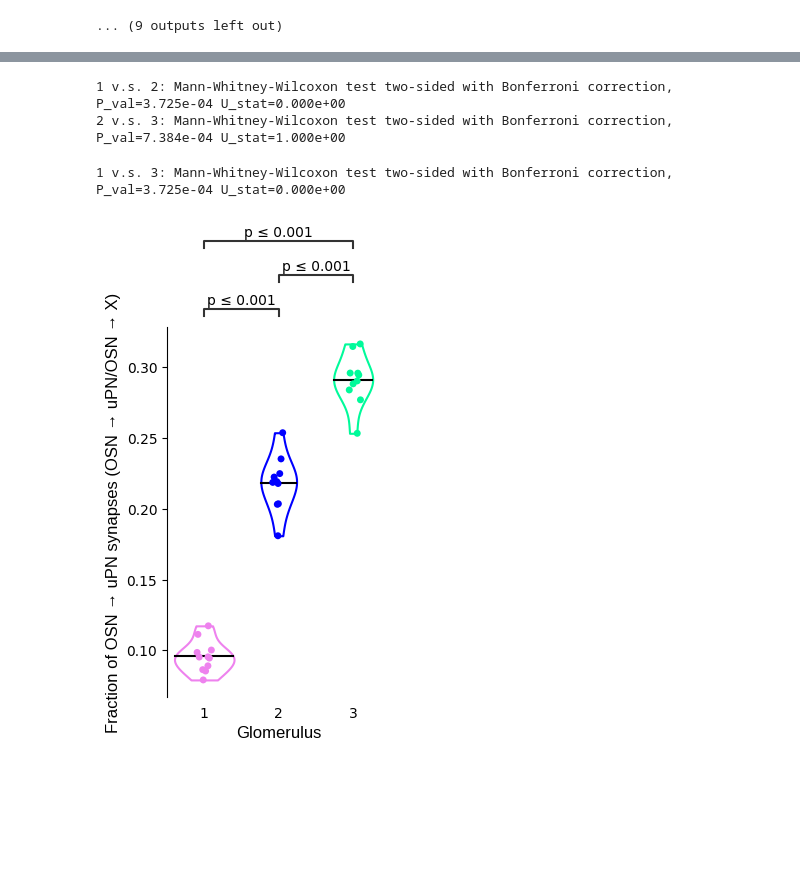
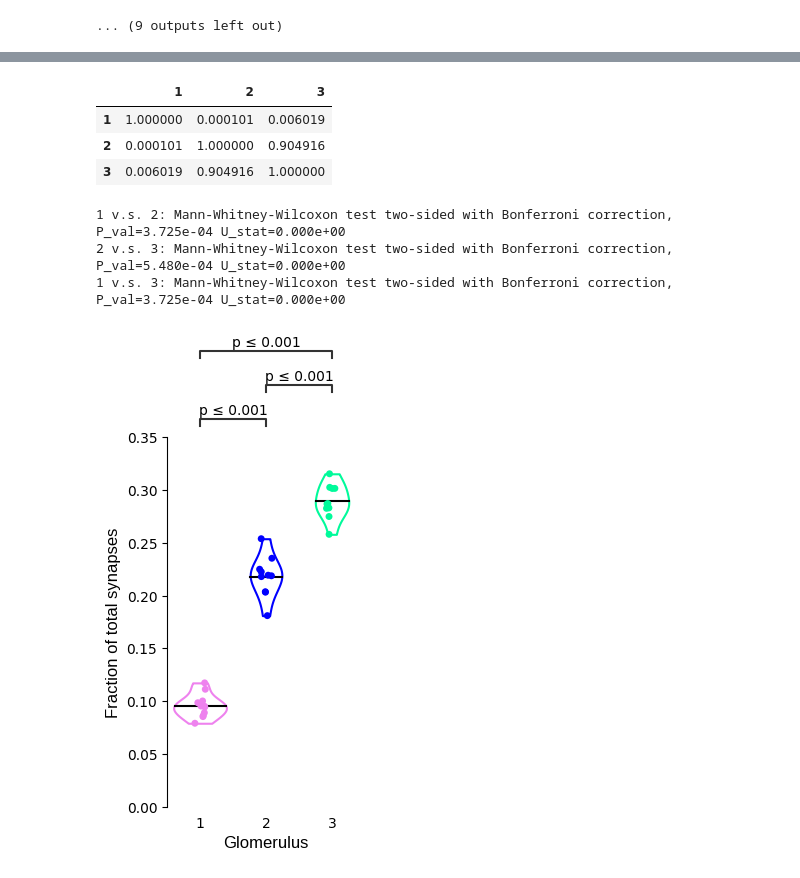
Before and after one commit to htem/aedes_public, a Jupyter notebook: synapse_proportion.ipynb, the cells around one changed output, grey strips where cells are left out. Drawn from its saved outputs; the diff is of its cells as text; code cells hidden in the pictures; blank space fills up the shorter version.

```diff
--- a/synapse_proportion.ipynb
+++ b/synapse_proportion.ipynb
@@ -353,25 +377,33 @@ KruskalResult(statistic=18.632331378299128, pvalue=8.995817758391422e-05)
+# %%
+sp.posthoc_dunn([md1_recurrent, md2_recurrent, md3_recurrent], p_adjust = 'bonferroni')
+# %% [output]
+|  | 1 | 2 | 3 |
+| 1 | 1.000000 | 0.000101 | 0.006019 |
+| 2 | 0.000101 | 1.000000 | 0.904916 |
+| 3 | 0.006019 | 0.904916 | 1.000000 |
 # %%
 x = "Glomerulus"
 y = "OSN → uPN synapses as proportion of OSN → X synapses"
 order = ['1', '2', '3']
 ax = my_violinplot2(data=df, x=x, y=y, order=order, color="1")
 ax = sns.stripplot(data=df, x=x, y=y, order=order, palette=["violet", "#0000FF", "mediumspringgreen"])
 ax.set_xlabel('Glomerulus', size=12, fontname="Liberation Sans")
-ax.set_ylabel('Fraction of OSN → uPN synapses (OSN → uPN/OSN → X)', size=12, fontname="Liberation Sans")
-ax.set_aspect(19)
+ax.set_ylabel('Fraction of total synapses', size=12, fontname="Liberation Sans")
+ax.set_aspect(16)
+plt.ylim(0,0.35)
 plt.tick_params(axis='x', which='both', bottom=False, top=False)
 plt.tick_params(axis='y', which='both', left=True, right=False)
 sns.despine(fig=None, ax=None, top=True, right=True, left=False, bottom=True, offset=None, trim=False)
 add_stat_annotation(ax, data=df, x=x, y=y, order=order,
                     box_pairs=[("1", "2"), ("1", "3"), ("2", "3")],
                     test='Mann-Whitney', text_format='simple', loc='outside', verbose=2)
-#plt.savefig('feedforward_proportion.svg', format="svg")
+plt.savefig('/home/jb534/pymaid_scripts/aedes/aedes/svg/feedforward_proportion.svg', format="svg")
 plt.show()
 # %% [output]
 1 v.s. 2: Mann-Whitney-Wilcoxon test two-sided with Bonferroni correction, P_val=3.725e-04 U_stat=0.000e+00
-2 v.s. 3: Mann-Whitney-Wilcoxon test two-sided with Bonferroni correction, P_val=7.384e-04 U_stat=1.000e+00
+2 v.s. 3: Mann-Whitney-Wilcoxon test two-sided with Bonferroni correction, P_val=5.480e-04 U_stat=0.000e+00
+1 v.s. 3: Mann-Whitney-Wilcoxon test two-sided with Bonferroni correction, P_val=3.725e-04 U_stat=0.000e+00
-1 v.s. 3: Mann-Whitney-Wilcoxon test two-sided with Bonferroni correction, P_val=3.725e-04 U_stat=0.000e+00
-[figure, old version]
+[figure, new version]
 # %%
 #make dataframe#make dataframe
 
```
Also changed, not shown: parts of 9 cells of this notebook.
